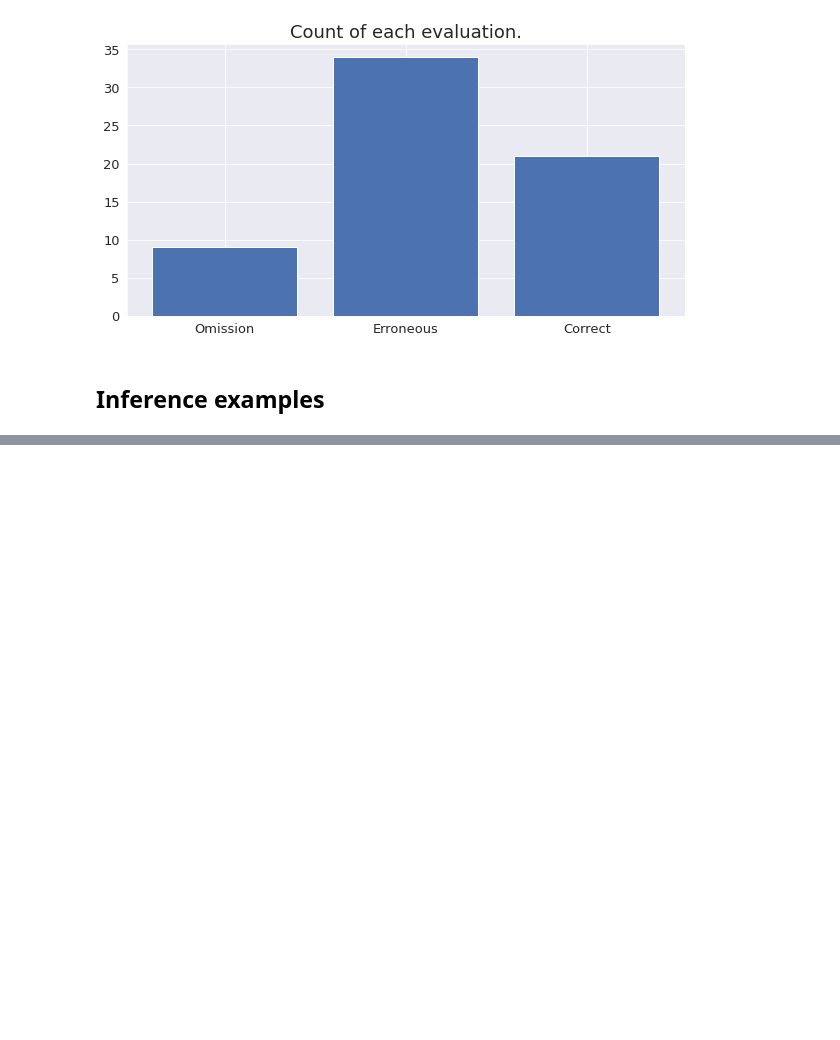
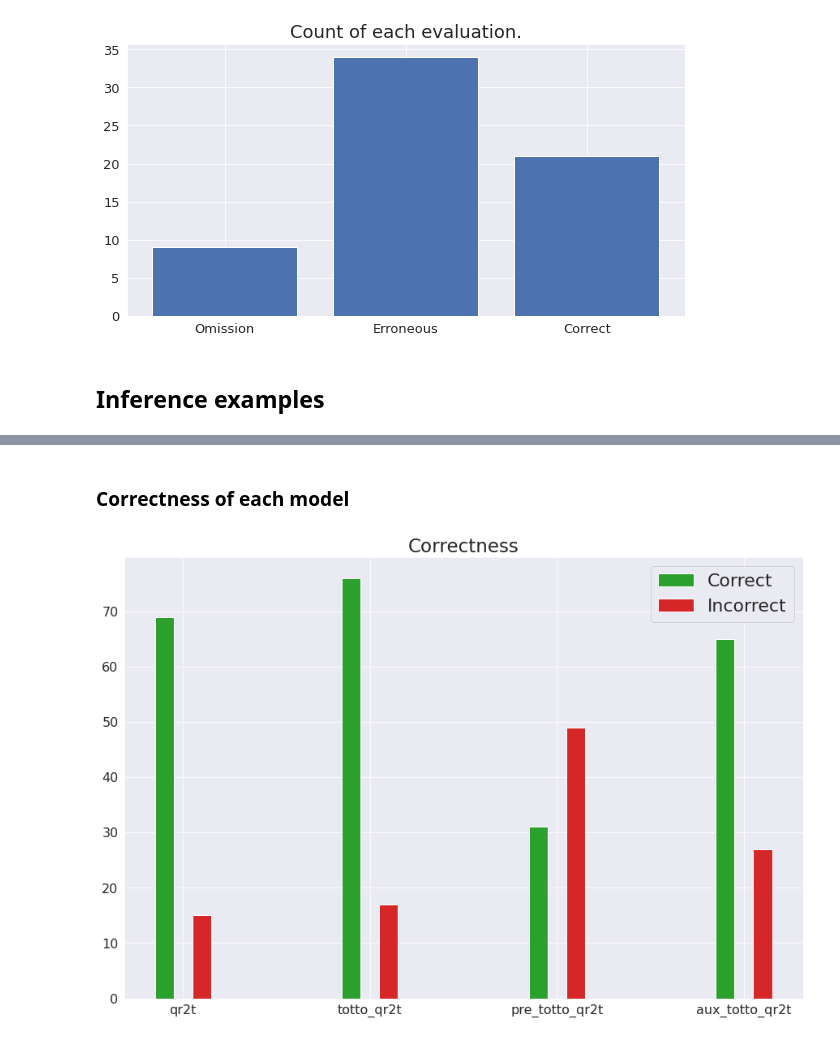
Before and after one commit to athenarc/Data2Text, a Jupyter notebook: notebooks/human_evaluation_report.ipynb, the cells around one changed output, grey strips where cells are left out. Drawn from its saved outputs; the diff is of its cells as text; code cells hidden in the pictures; blank space fills up the shorter version.

```diff
--- a/notebooks/human_evaluation_report.ipynb
+++ b/notebooks/human_evaluation_report.ipynb
@@ -75,0 +102,7 @@ Source: <page_title> project_subject_areas </page_title> <section_title> project
+# %%
+eval_df = pd.DataFrame(all_annotations, columns=['id', 'model', 'annotator', 'correctness',
+                                                 'fluency', 'syntax_errors', 'value_usage_error',
+                                                 'omisions', 'altered_values', 'added_attributes',
+                                                 'other', 'comment'])
+
+display(eval_df)
@@ -75,0 +123,33 @@ Source: <page_title> project_subject_areas </page_title> <section_title> project
+# %% [markdown]
+### Correctness of each model
+# %%
+def get_number_of_correct_wrong(model_name, eval_df):
+    df_model = eval_df.loc[eval_df['model'] == model_name]
+
+    return len(df_model.loc[df_model['correctness'] == 'Correct']), len(df_model.loc[df_model['correctness'] == 'Incorrect'])
+
+
+fig, ax = plt.subplots(figsize=(15,10))
+
+models = ['qr2t', 'totto_qr2t', 'pre_totto_qr2t', 'aux_totto_qr2t']
+current_step = 1
+
+for model_name in models:
+    correct, wrong = get_number_of_correct_wrong(model_name, eval_df)
+
+
+    plt.bar([current_step], [correct], width=0.1, color='tab:green', label="Correct" if model_name == 'qr2t' else None)
+    plt.bar([current_step + 0.2], [wrong], width=0.1, color='tab:red', label="Incorrect" if model_name == 'qr2t' else None)
+
+    current_step += 1
+
+plt.xticks(np.arange(1.1, 5.1), fontsize=16)
+plt.yticks(fontsize=16)
+ax.set_xticklabels(models)
+
+plt.legend(fontsize=22)
+plt.title('Correctness', fontsize=23)
+
+plt.show()
+# %% [output]
+[figure, added]
```
Also changed, not shown: parts of 10 cells of this notebook, 18 other files.
